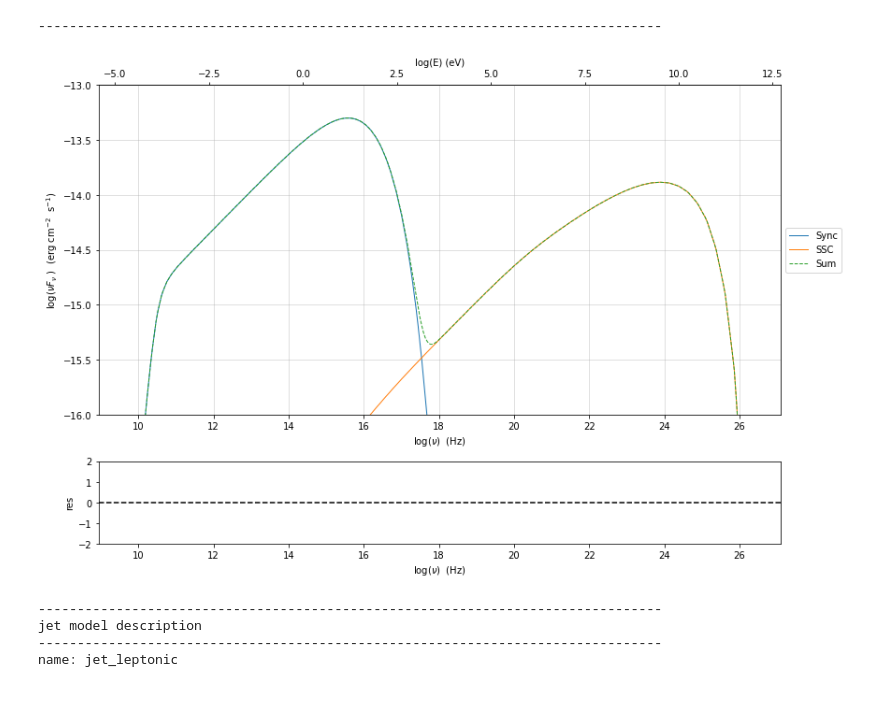
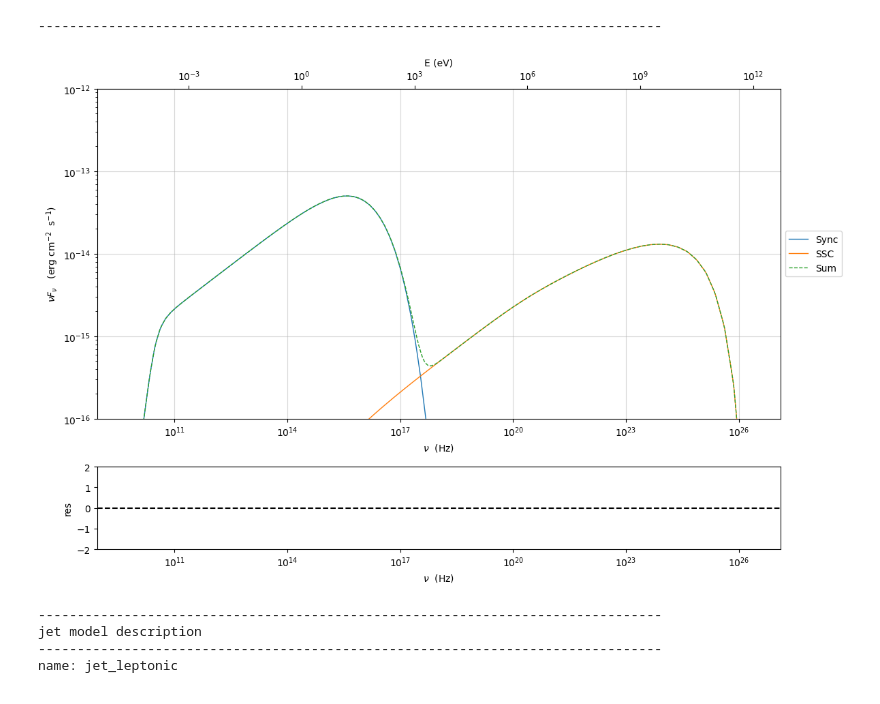
Before and after one commit to andreatramacere/jetset, a Jupyter notebook: notebooks/Tutorial_1.ipynb, the cells around one changed output. Drawn from its saved outputs; the diff is of its cells as text; code cells hidden in the pictures.

```diff
--- a/notebooks/Tutorial_1.ipynb
+++ b/notebooks/Tutorial_1.ipynb
@@ -367,9 +366,9 @@ Table length=11
 my_jet.eval()
 # %%
 p=my_jet.plot_model()
-p.rescale(y_min=-16,y_max=-13)
+p.setlim(y_min=1E-16,y_max=1E-12)
 # %% [output]
-[figure, old version]
+[figure, new version]
 # %%
 my_jet.electron_distribution.normalize=True
 # %%
```
Also changed, not shown: parts of 16 cells of this notebook, 8 other files.
